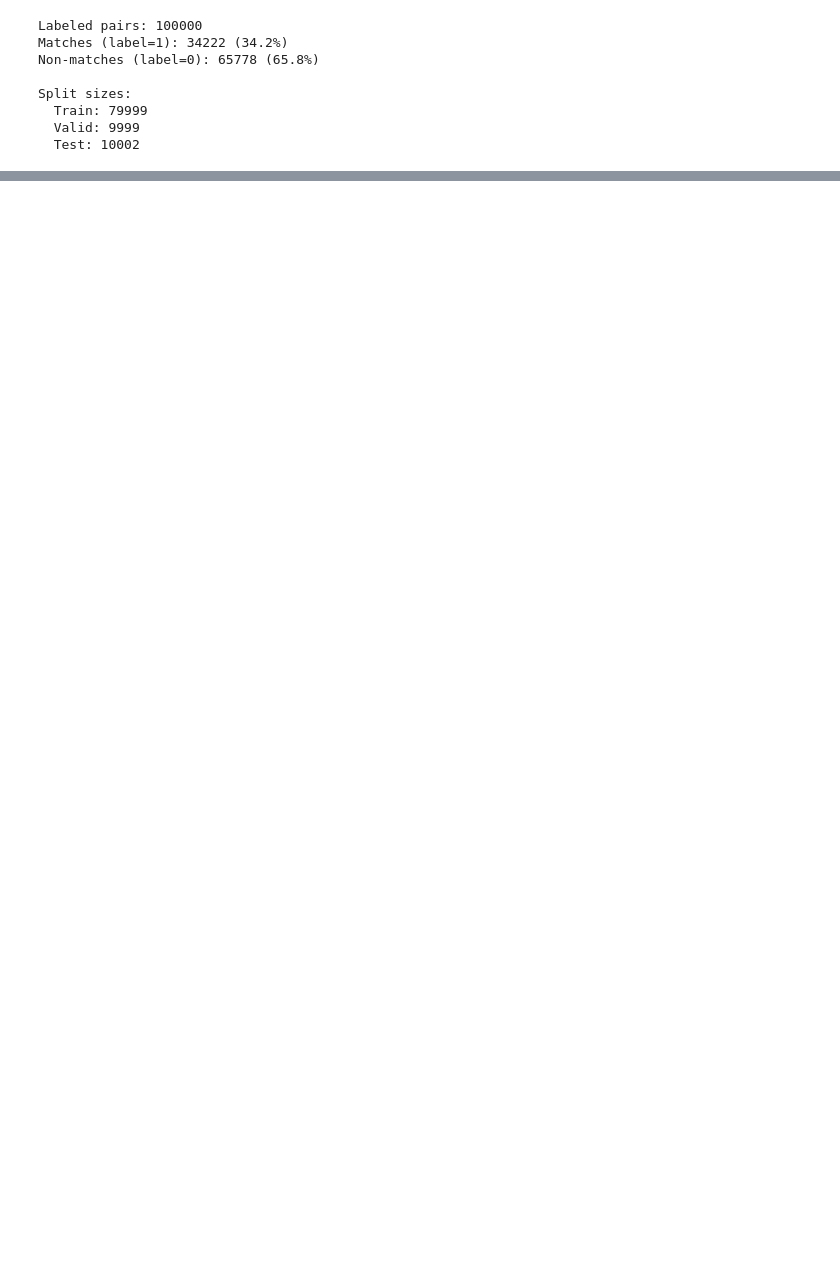
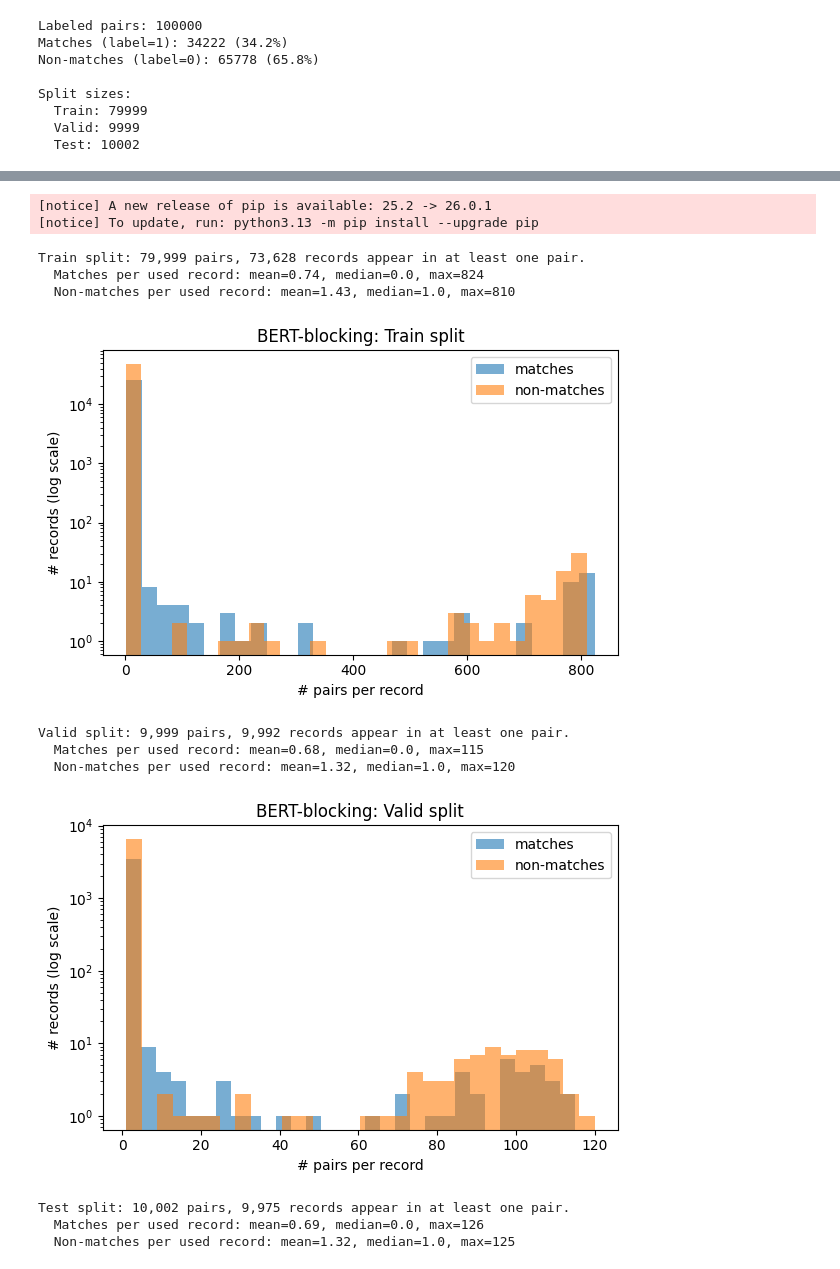
Before and after one commit to himans-iitk/Ditto, a Jupyter notebook: ditto_entity_resolution.ipynb, the cells around one changed output, grey strips where cells are left out. Cells and saved outputs as stored; diff of their text form; code cells hidden in the pictures; blank space fills up the shorter version.

```diff
--- a/ditto_entity_resolution.ipynb
+++ b/ditto_entity_resolution.ipynb
@@ -1043,0 +1582,64 @@ NameError: name 'evaluate_da' is not defined
+# %%
+# Analysis A: Distribution of matches / non-matches per record (BERT-blocking dataset)
+
+import numpy as np
+
+# Ensure matplotlib is available (install if needed)
+try:
+    import matplotlib.pyplot as plt
+except ImportError:
+    import sys, subprocess
+    subprocess.check_call([sys.executable, "-m", "pip", "install", "matplotlib"])
+    import matplotlib.pyplot as plt
+
+assert 'labeled_pairs' in globals(), "labeled_pairs (BERT-blocking) not found; run the BERT blocking section first."
+assert 'train_idx' in globals() and 'valid_idx' in globals() and 'test_idx' in globals(), "train/valid/test indices for BERT-blocking not found."
+
+n_records = len(records_blocking)
+
+
+def analyze_split_bert(name, split_idx, labeled_pairs):
+    """For a given split, compute how many matches and non-matches each record participates in.
+
+    We treat pairs as undirected: both i and j contribute to counts.
+    """
+    pairs_split = labeled_pairs[split_idx]
+    if len(pairs_split) == 0:
+        print(f"{name}: no pairs.")
+        return
+
+    ij = pairs_split[:, :2].astype(int)
+    labels = pairs_split[:, 2].astype(int)
+
+    recs = np.concatenate([ij[:, 0], ij[:, 1]])
+    labs = np.concatenate([labels, labels])
+
+    pos_counts = np.bincount(recs, weights=(labs == 1).astype(float), minlength=n_records)
+    neg_counts = np.bincount(recs, weights=(labs == 0).astype(float), minlength=n_records)
+
+    # Restrict to records that appear at least once
+    mask_used = (pos_counts + neg_counts) > 0
+    pos_used = pos_counts[mask_used]
+    neg_used = neg_counts[mask_used]
+
+    print(f"\n{name} split: {len(pairs_split):,} pairs, {mask_used.sum():,} records appear in at least one pair.")
+    print(f"  Matches per used record: mean={pos_used.mean():.2f}, median={np.median(pos_used):.1f}, max={pos_used.max():.0f}")
+    print(f"  Non-matches per used record: mean={neg_used.mean():.2f}, median={np.median(neg_used):.1f}, max={neg_used.max():.0f}")
+
+    # Plot distribution (log-scale y) for visualization
+    plt.figure(figsize=(6, 4))
+    plt.hist(pos_used[pos_used > 0], bins=30, alpha=0.6, label="matches")
+    plt.hist(neg_used[neg_used > 0], bins=30, alpha=0.6, label="non-matches")
+    plt.yscale("log")
+    plt.xlabel("# pairs per record")
+    plt.ylabel("# records (log scale)")
+    plt.title(f"BERT-blocking: {name} split")
+    plt.legend()
+    plt.tight_layout()
+    plt.show()
+
+
+analyze_split_bert("Train", train_idx, labeled_pairs)
+analyze_split_bert("Valid", valid_idx, labeled_pairs)
+analyze_split_bert("Test", test_idx, labeled_pairs)
+# %% [output]
@@ -1043,0 +1663,13 @@ NameError: name 'evaluate_da' is not defined
+[notice] A new release of pip is available: 25.2 -> 26.0.1
+[notice] To update, run: python3.13 -m pip install --upgrade pip
+Train split: 79,999 pairs, 73,628 records appear in at least one pair.
+  Matches per used record: mean=0.74, median=0.0, max=824
+  Non-matches per used record: mean=1.43, median=1.0, max=810
+[figure, added]
+Valid split: 9,999 pairs, 9,992 records appear in at least one pair.
+  Matches per used record: mean=0.68, median=0.0, max=115
+  Non-matches per used record: mean=1.32, median=1.0, max=120
+[figure, added]
+Test split: 10,002 pairs, 9,975 records appear in at least one pair.
+  Matches per used record: mean=0.69, median=0.0, max=126
+  Non-matches per used record: mean=1.32, median=1.0, max=125
```
Also changed, not shown: parts of 35 cells of this notebook.
